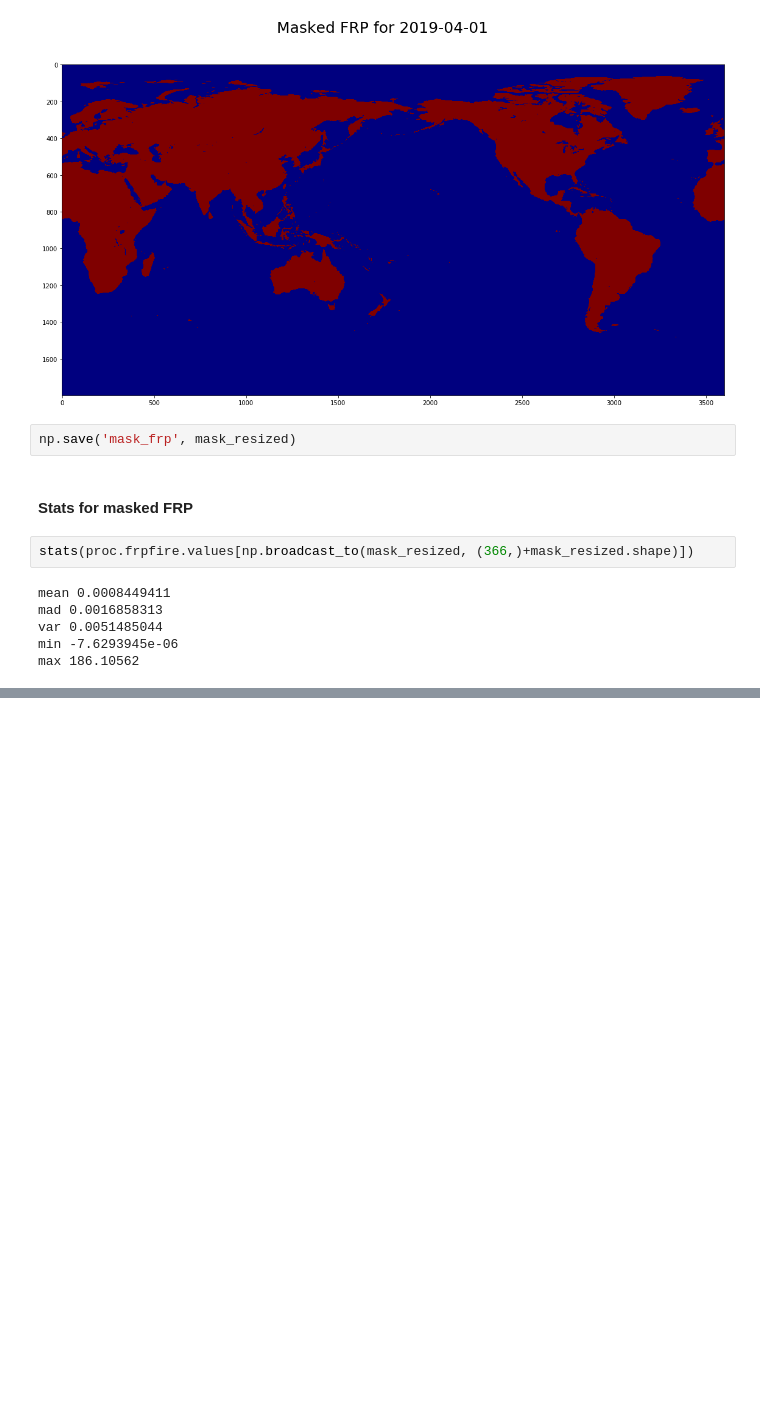
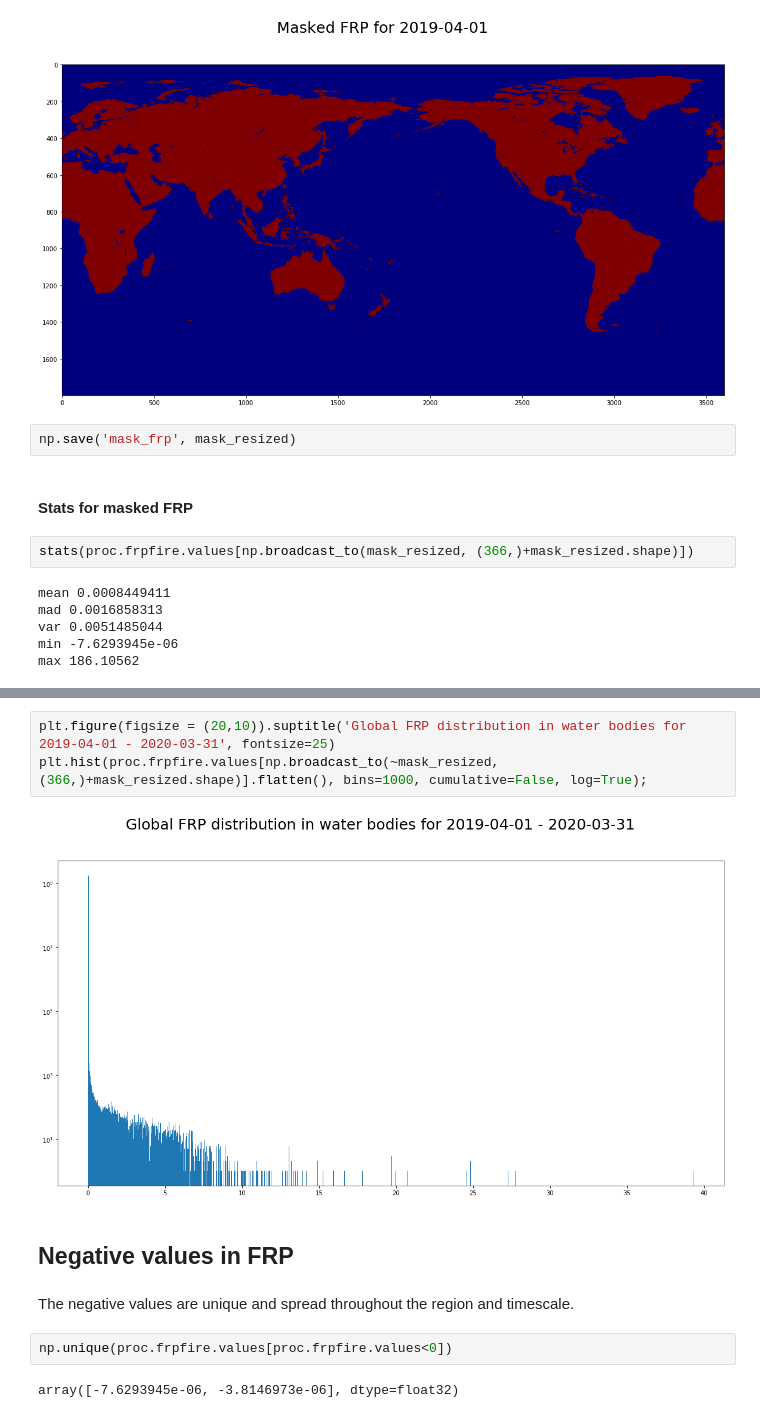
Before and after one commit to tejasvi/deepFWI, a Jupyter notebook: data/gfas_frp.ipynb, the cells around one changed output, grey strips where cells are left out. Cells and saved outputs as stored; diff of their text form; blank space fills up the shorter version.

```diff
--- a/data/gfas_frp.ipynb
+++ b/data/gfas_frp.ipynb
@@ -247,0 +192,13 @@ dir(proc.frpfire.time.min())
+# %%
+plt.figure(figsize = (20,10)).suptitle('Global FRP distribution in water bodies for 2019-04-01 - 2020-03-31', fontsize=25)
+plt.hist(proc.frpfire.values[np.broadcast_to(~mask_resized, (366,)+mask_resized.shape)].flatten(), bins=1000, cumulative=False, log=True);
+# %% [output]
+[figure, added]
+# %% [markdown]
+## Negative values in FRP
+# %% [markdown]
+The negative values are unique and spread throughout the region and timescale.
+# %%
+np.unique(proc.frpfire.values[proc.frpfire.values<0])
+# %% [output]
+array([-7.6293945e-06, -3.8146973e-06], dtype=float32)
```
Also changed, not shown: parts of 28 cells of this notebook, 4 other files.
